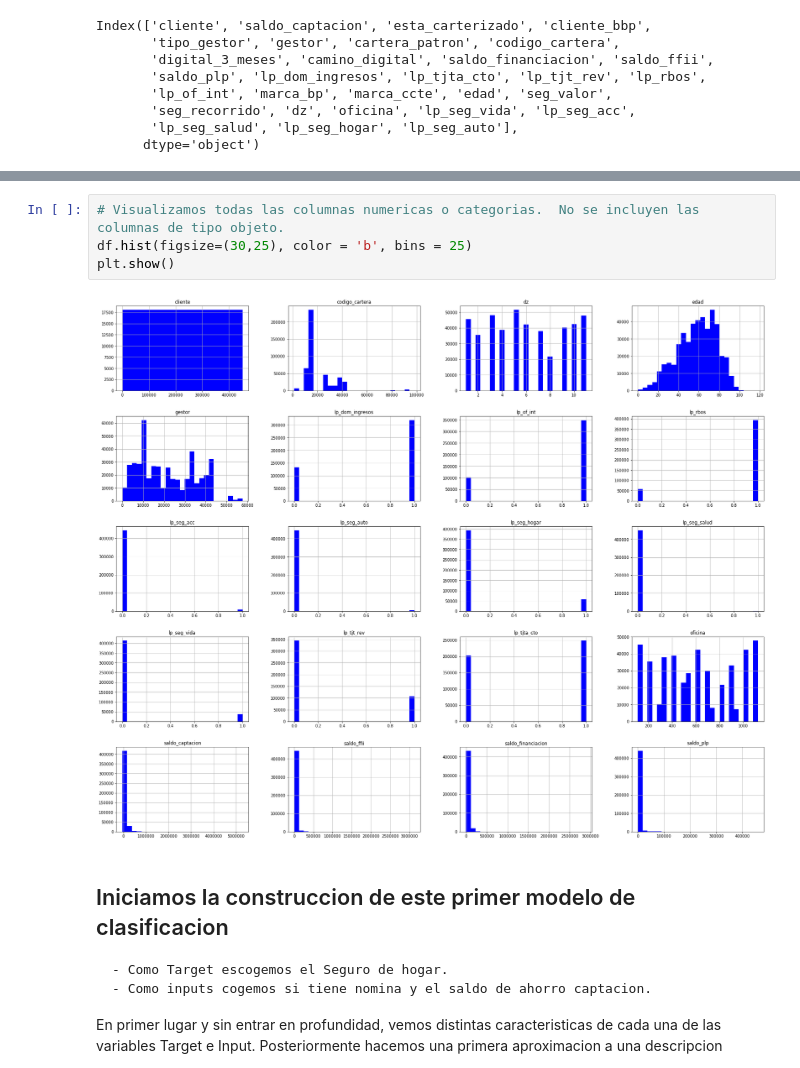
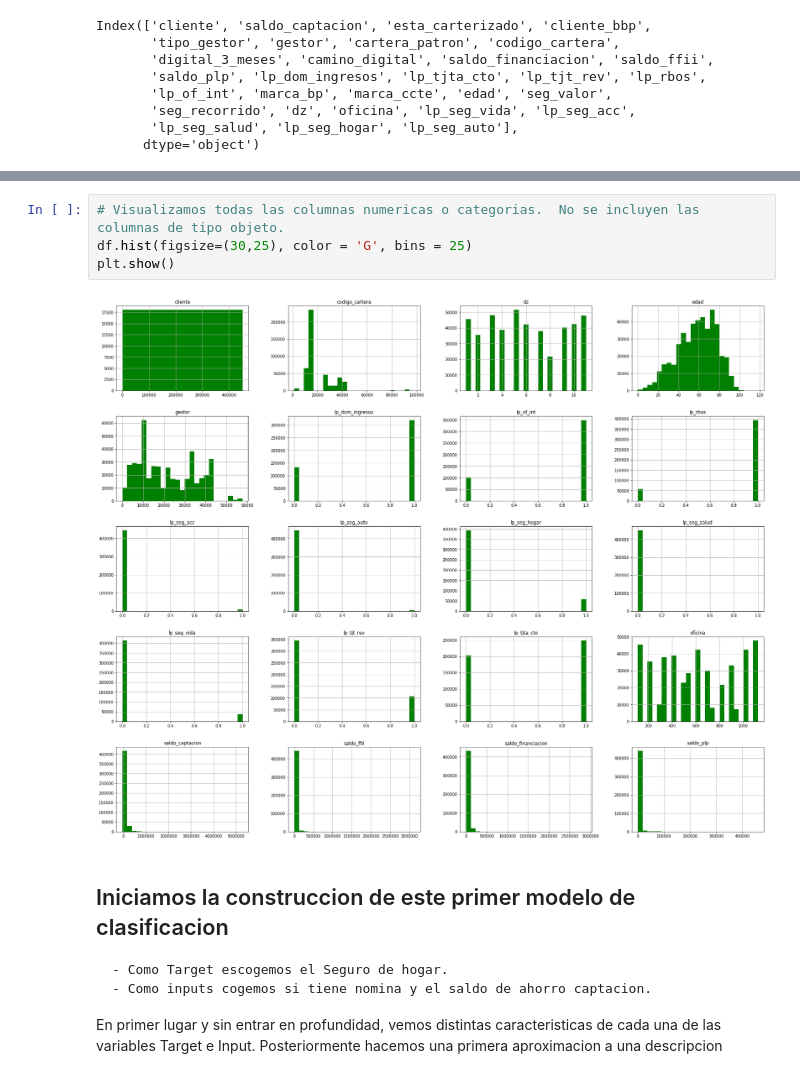
Before and after one commit to romayana/Financial-Product-Sales-Forecast-Model, a Jupyter notebook: Python Codes/Estado del Arte.ipynb, the cells around one changed output, grey strips where cells are left out. Drawn from its saved outputs; the diff is of its cells as text.

```diff
--- a/Python Codes/Estado del Arte.ipynb
+++ b/Python Codes/Estado del Arte.ipynb
@@ -66,9 +84,9 @@ Index(['cliente', 'saldo_captacion', 'esta_carterizado', 'cliente_bbp',
 # %%
 # Visualizamos todas las columnas numericas o categorias.  No se incluyen las columnas de tipo objeto.
-df.hist(figsize=(30,25), color = 'b', bins = 25)
+df.hist(figsize=(30,25), color = 'G', bins = 25)
 plt.show()
 # %% [output]
-[figure, old version]
+[figure, new version]
 # %% [markdown]
 ## Iniciamos la construccion de este primer modelo de clasificacion
     - Como Target escogemos el Seguro de hogar.
```
Also changed, not shown: parts of 39 cells of this notebook, 2 other files.
